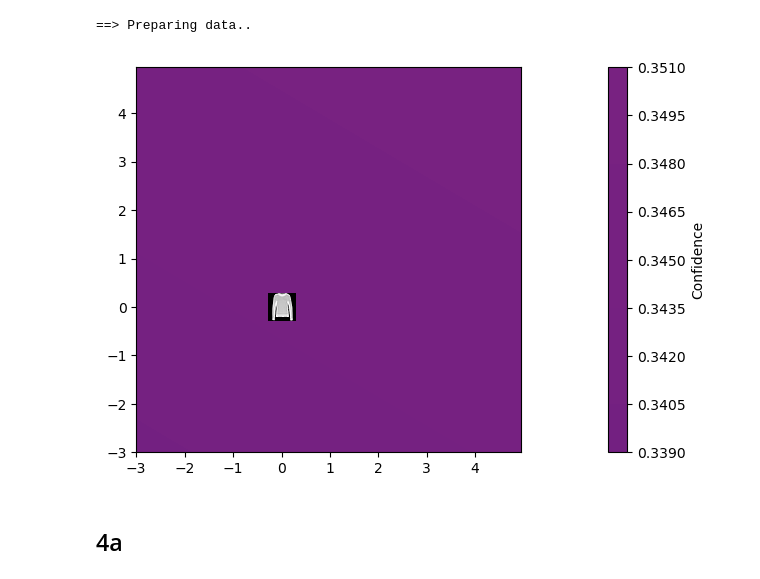
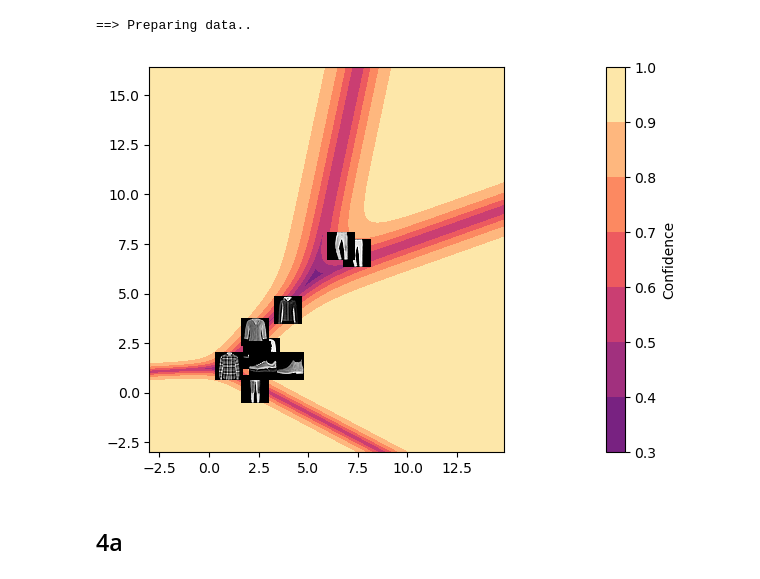
Before and after one commit to driverag22/dataMining-MachLearningAssignments, a Jupyter notebook: HW2/HW2_4MNISTANN.ipynb, the cells around one changed output. Saved outputs shown, nothing was run; the diff lists cells and outputs as text; code cells hidden in the pictures.

```diff
--- a/HW2/HW2_4MNISTANN.ipynb
+++ b/HW2/HW2_4MNISTANN.ipynb
@@ -140,12 +140,12 @@ net = net.to(device)
 criterion = nn.CrossEntropyLoss()
 
 sgd = torch.optim.SGD([{'params': net.parameters()},],
-                lr=0.5, momentum=0.9, weight_decay=5e-4)
+                lr=0.1, momentum=0.9, weight_decay=5e-4)
 # %% [output]
 ==> Building model..
 # %%
 import os
-for epoch in range(10):
+for epoch in range(1):
     print('\nEpoch: %d' % epoch)
     train_epoch(net, criterion, sgd, trainloader)
     (acc,conf) = test_acc(net,criterion, testloader)
@@ -234,11 +221,11 @@ testloader_fashion = torch.utils.data.DataLoader(testset, batch_size=512, shuffl
 # %%
 inputs, targets = next(iter(testloader_fashion))
 outputs = net.embed(inputs).detach()
 fig, ax = plt.subplots(figsize=(8,5))
 plot_conf((lambda x: torch.softmax(net.classifier(x),dim=1)), x_max =max(outputs[:,0])+5, y_max =max(outputs[:,1])+5, x_min =min(outputs[:,0])-3, y_min =min(outputs[:,1])-3)
-scatter_pictures(inputs, outputs,samples=100)
+scatter_pictures(inputs, outputs,samples=10)
 # %% [output]
-[figure, old version]
+[figure, new version]
 # %% [markdown]
 ## 4a
 # %%
```
Also changed, not shown: parts of 2 cells of this notebook, 1 other file.
